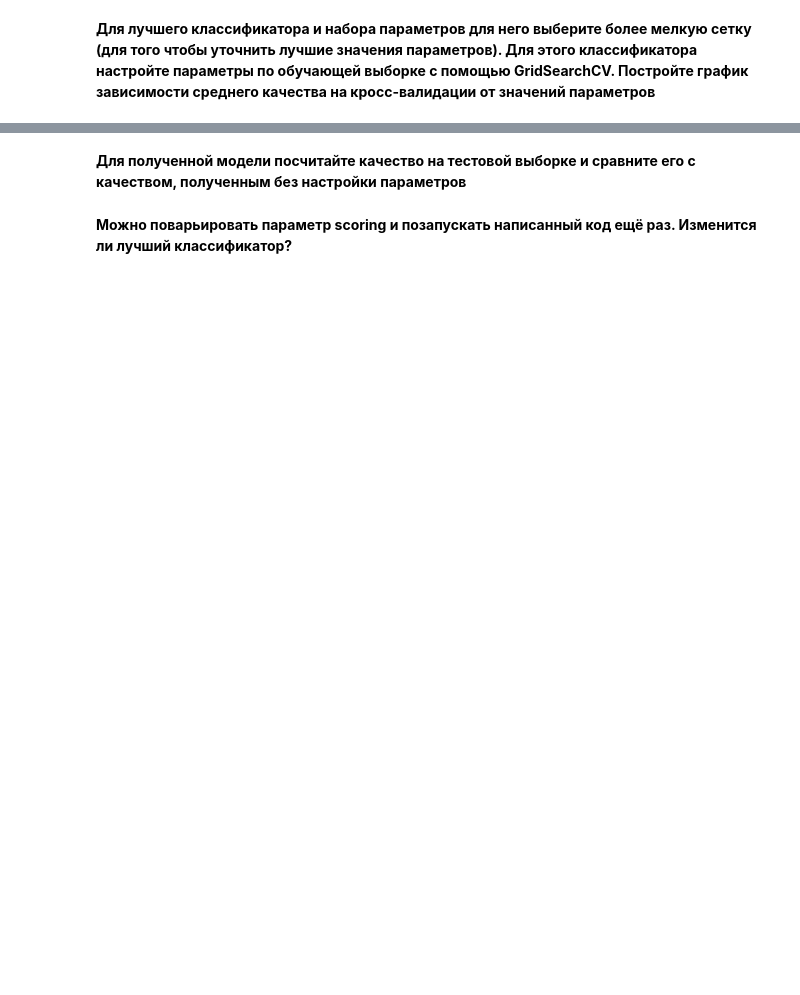
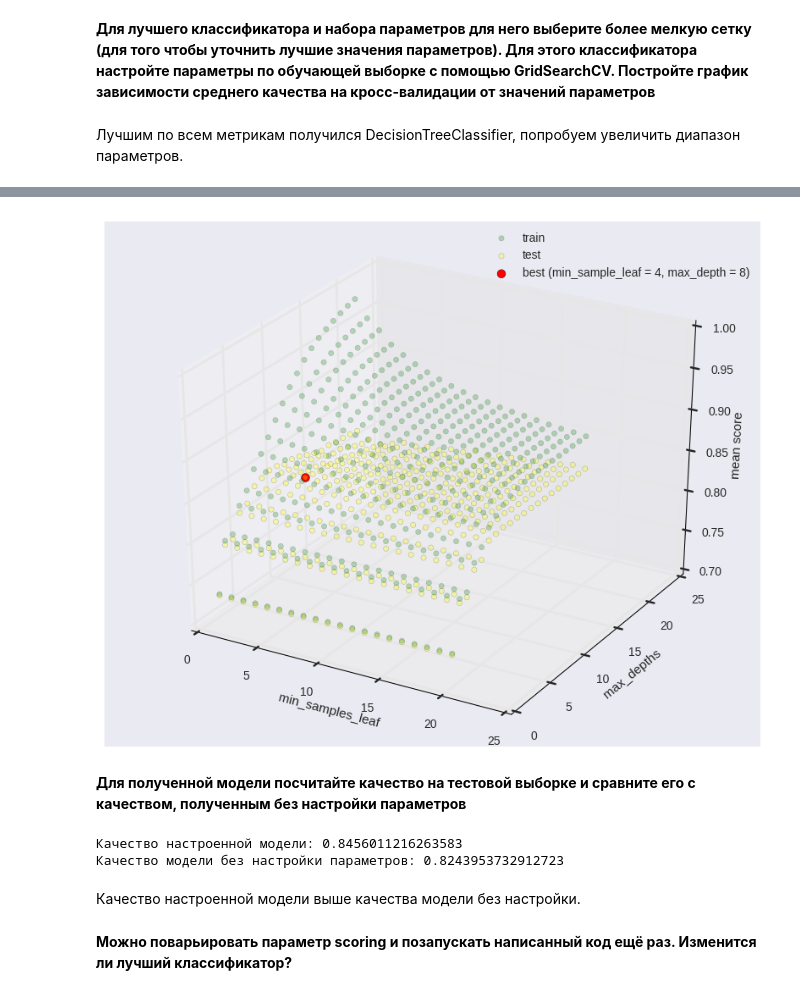
Before and after one commit to adima/hse, a Jupyter notebook: module2_ML/jupyter_notebooks/homeworks/hw4_Anvar_Kiekbaev.ipynb, the cells around one changed output, grey strips where cells are left out. Saved outputs shown, nothing was run; the diff lists cells and outputs as text; code cells hidden in the pictures; blank space fills up the shorter version.

```diff
--- a/module2_ML/jupyter_notebooks/homeworks/hw4_Anvar_Kiekbaev.ipynb
+++ b/module2_ML/jupyter_notebooks/homeworks/hw4_Anvar_Kiekbaev.ipynb
@@ -81,9 +81,9 @@ print('Число признаков: {},'.format(data.shape[1]))
 print('Число классов: {}'.format(data['class'].nunique()))
 
 # Extract objects and labels from data
-y = data['class']
-data.drop(['class'], axis=1, inplace=True)
-X = data
+# 1 - signal, 0 - background
+y = data['class'].apply(lambda c: 0 if c == 'h' else 1)
+X = data.drop(['class'], axis=1)
 X_train, X_test, y_train, y_test = train_test_split(X, y, test_size=0.3)
 # %% [output]
 Число объектов: 19020,
@@ -138,15 +165 @@ ValueError: Data is not binary and pos_label is not specified
-# %%
-# from sklearn.model_selection import cross_val_score
-# cross_val_score?
-# print('Лучший классификатор: {}, со значением: {}'.format(scores[np.argmax(scores)][1], max(scores)))
-scorings = ['accuracy', 'neg_log_loss', 'roc_auc']
-for i in zip(scorings, [[] for _ in range(len(scorings))]):
-    print(i)
-
-# Print the name of classifier with
-# the best score and the score
-# for scoring in scores:
-#     print('Метрика качества: {}'.format(scoring))
-#     print('\tЛучший классификатор: {}, со значением: {}'\
-#           .format(classifiers[np.argmax(scores[scoring])][1], max(scores[scoring])))
 # %%
@@ -208,0 +259,46 @@ print # Ваш код здесь
+# %% [markdown]
+Лучшим по всем метрикам получился DecisionTreeClassifier, попробуем увеличить диапазон параметров.
+# %%
+%%time
+from mpl_toolkits.mplot3d import Axes3D
+
+clf_params = {
+           'max_depth': list(range(1,21)),
+           'min_samples_leaf': list(range(1,21))
+     }
+grid = GridSearchCV(DecisionTreeClassifier(random_state=42),
+                   clf_params,
+                   verbose=False,
+                   n_jobs=-1,
+                   cv=5,
+                   scoring='accuracy')
+grid.fit(X_train, y_train)
+
+clf_best_score = grid.best_score_
+clf_best_params = grid.best_params_
+clf_best = grid.best_estimator_
+
+min_samples_leafs = [param['min_samples_leaf'] for param in grid.cv_results_['params']]
+max_depths = [param['max_depth'] for param in grid.cv_results_['params']]
+
+mean_train_scores = grid.cv_results_['mean_train_score']
+mean_test_scores = grid.cv_results_['mean_test_score']
+
+fig = plt.figure(figsize=(10,8))
+ax = fig.gca(projection='3d')
+
+ax.scatter(min_samples_leafs, max_depths, mean_train_scores, label='train', c='green', alpha=0.25)
+ax.scatter(min_samples_leafs, max_depths, mean_test_scores, label='test', c='yellow', alpha=0.30)
+best_sample_leaf = clf_best_params['min_samples_leaf']
+best_max_depth = clf_best_params['max_depth']
+ax.scatter(best_sample_leaf, best_max_depth, clf_best_score,\
+           c='red', label='best (min_sample_leaf = {}, max_depth = {})'\
+           .format(best_sample_leaf, best_max_depth), s=50)
+ax.set_xlabel('min_samples_leaf')
+ax.set_ylabel('max_depths')
+ax.set_zlabel('mean score')
+ax.legend()
+
+print('Лучшее значение качества: {}'.format(clf_best_score))
+print('Лучшие параметры: {}'.format(clf_best_params))
+# %% [output]
@@ -209,2 +309,3 @@ print # Ваш код здесь
+[figure, added]
 # %% [markdown]
 **Для полученной модели посчитайте качество на тестовой выборке и сравните его с качеством, полученным без настройки параметров**
@@ -217,2 +312,13 @@ print # Ваш код здесь
+# %%
+y_pred = clf_best.predict(X_test)
+acc_sc = accuracy_score(y_test, y_pred)
+
+print("Качество настроенной модели: {}".format(acc_sc))
+print("Качество модели без настройки параметров: {}".format(accuracy_without_options['tree']))
+# %% [output]
+Качество настроенной модели: 0.8456011216263583
+Качество модели без настройки параметров: 0.8243953732912723
+# %% [markdown]
+Качество настроенной модели выше качества модели без настройки.
 # %% [markdown]
 **Можно поварьировать параметр scoring и позапускать написанный код ещё раз. Изменится ли лучший классификатор?**
```
Also changed, not shown: parts of 10 cells of this notebook, 2 other files.
